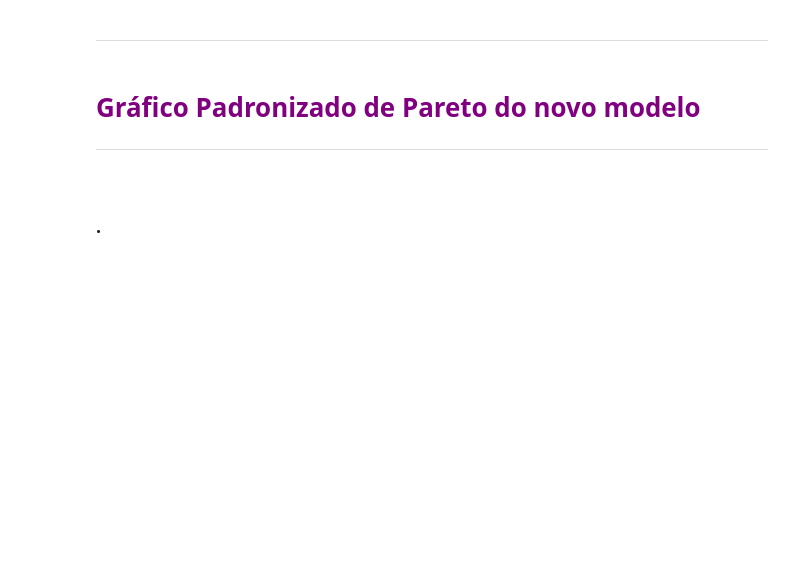
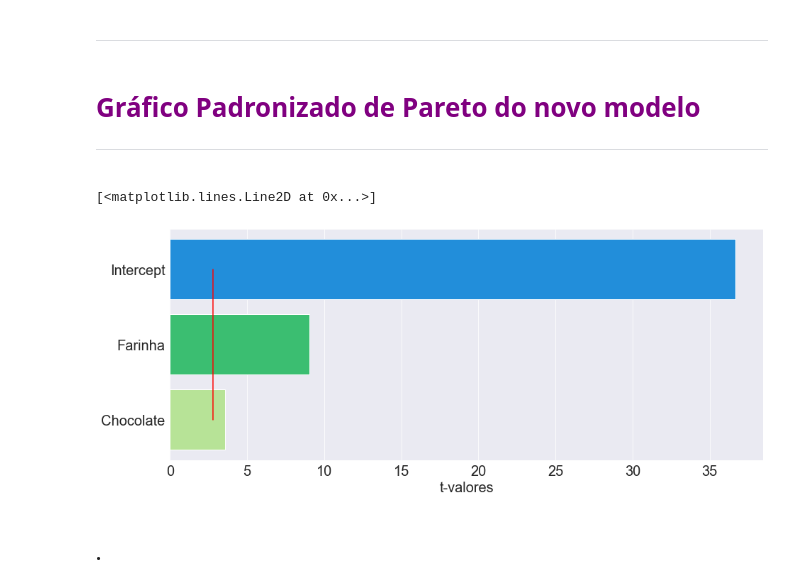
Before and after one commit to igorgripp/introducao-experimentacao, a Jupyter notebook: Planejamento_experimentos_aula.ipynb, the cells around one changed output. Drawn from its saved outputs; the diff is of its cells as text; code cells hidden in the pictures; blank space fills up the shorter version.

```diff
--- a/Planejamento_experimentos_aula.ipynb
+++ b/Planejamento_experimentos_aula.ipynb
@@ -233,2 +224,2 @@ centro = np.array([ [0,0,29], [0,0,30],  [0,0,29], [0,0,30]])
 # %%
-centro_dataframe = pd.DataFrame(centro, columns=['Fabrina', 'Chocolate', 'Porcoes'])
+centro_dataframe = pd.DataFrame(centro, columns=['Farinha', 'Chocolate', 'Porcoes'], index = [4,5,6,7])
@@ -235,2 +234,5 @@ centro_dataframe = pd.DataFrame(centro, columns=['Fabrina', 'Chocolate', 'Porcoe
 # %% [markdown]
 ### .
+# %%
+experimento = experimento.append(centro_dataframe)
+experimento
@@ -336,3 +410,6 @@ centro_dataframe = pd.DataFrame(centro, columns=['Fabrina', 'Chocolate', 'Porcoe
 
 
 <hr>
+# %%
+modelo_2 = smf.ols(data = experimento, formula = "Porcoes ~ Farinha + Chocolate")
+modelo_2_ajustado = modelo_2.fit()
@@ -345,6 +442,20 @@ centro_dataframe = pd.DataFrame(centro, columns=['Fabrina', 'Chocolate', 'Porcoe
 <p style='margin: 30px 30px;'>
 
 <hr style = 'border: 1px solid purple;'>
+# %%
+t_valores = modelo_2_ajustado.tvalues
+distribuicao = stats.t(df = 4)
+nome = t_valores.index.tolist()
+limite = [distribuicao.ppf(q = 1 - 0.025)]*len(nome)
+# %%
+pareto = sns.barplot(x = t_valores, y = nome)
+pareto.figure.set_size_inches(15, 6)
+pareto.tick_params(labelsize = 20)
+pareto.set_xlabel('t-valores', fontsize =20)
+pareto.plot(limite, nome, 'r')
+# %% [output]
+[<matplotlib.lines.Line2D at 0x...>]
+[figure, added]
 # %% [markdown]
 ### .
 # %% [markdown]
```
Also changed, not shown: parts of 15 cells of this notebook.
